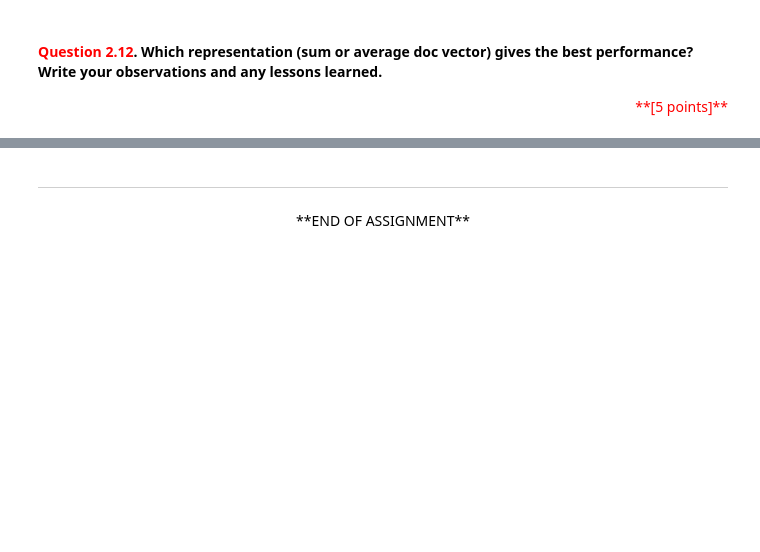
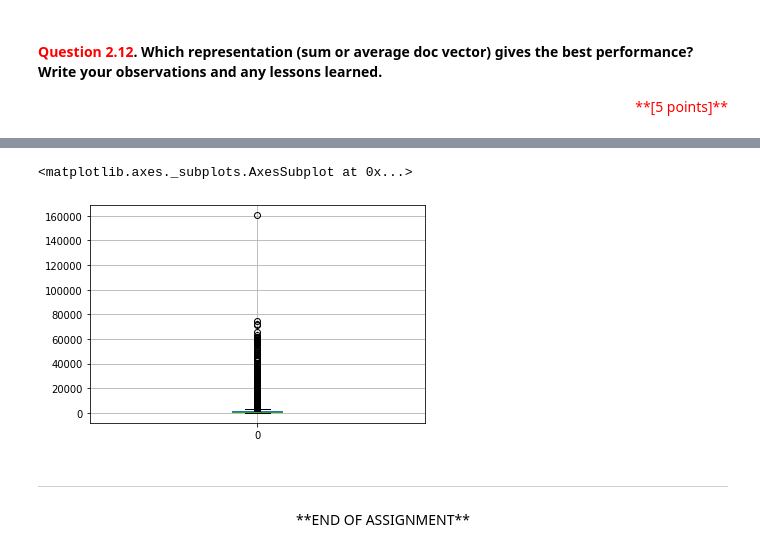
Before and after one commit to gwehrm/Deakin, a Jupyter notebook: Practical Machine Learning/Assignment 2/sit744_2019T2_assignment2.ipynb, the cells around one changed output, grey strips where cells are left out. Drawn from its saved outputs; the diff is of its cells as text; code cells hidden in the pictures; blank space fills up the shorter version.

```diff
--- a/Practical Machine Learning/Assignment 2/sit744_2019T2_assignment2.ipynb
+++ b/Practical Machine Learning/Assignment 2/sit744_2019T2_assignment2.ipynb
@@ -664,3 +685,11 @@ train error: 0.7024153121677047\ test error: 0.6831472620946305
+# %%
+import pandas as pd
+length = pd.DataFrame([len(t) for t in text])
+from scipy import stats
+length.boxplot()
+# %% [output]
+<matplotlib.axes._subplots.AxesSubplot at 0x...>
+[figure, added]
 # %% [markdown]
 ---
 <div style="text-align: center"> <span style="color:black">**END OF ASSIGNMENT**</span> </div>
```
Also changed, not shown: parts of 3 cells of this notebook.
